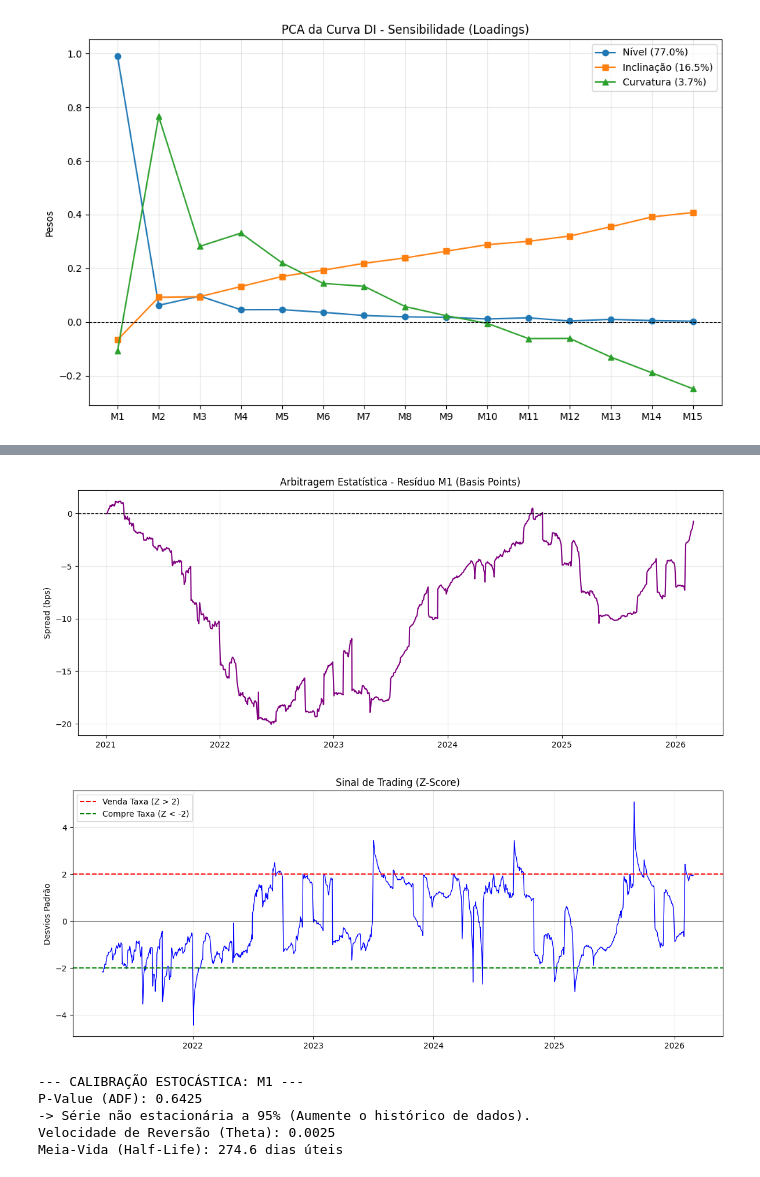
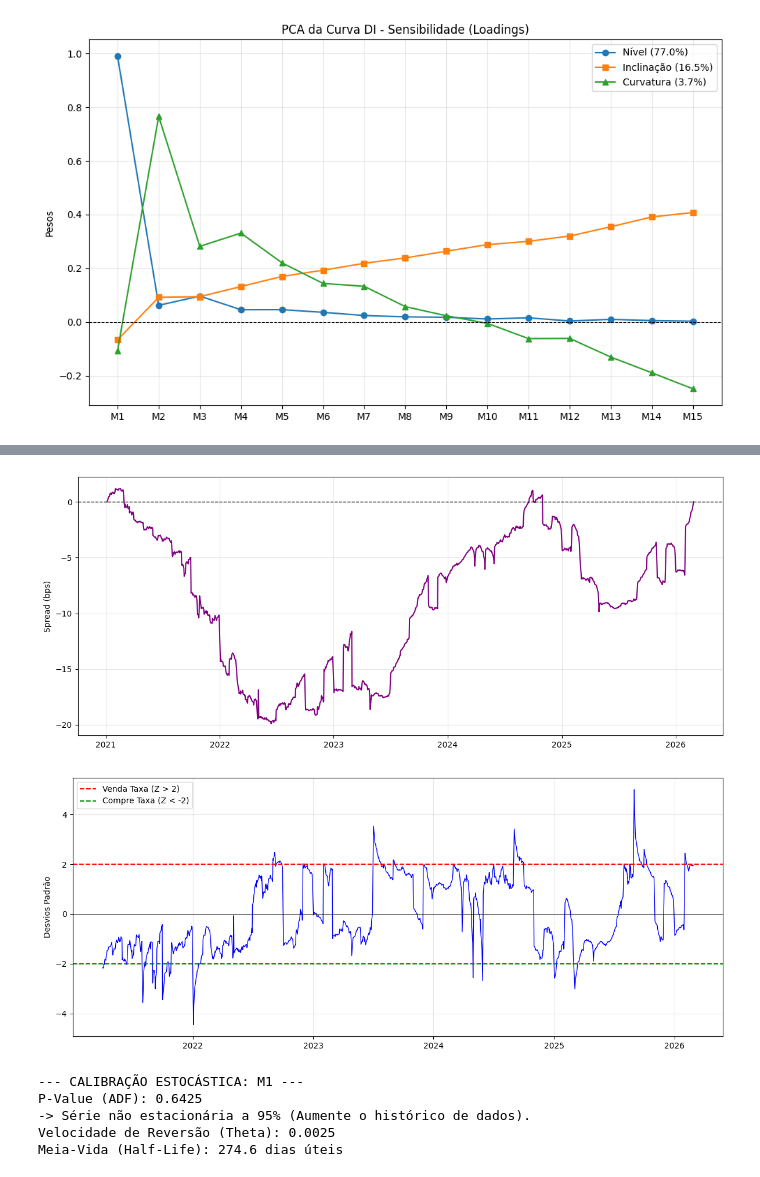
Before and after one commit to adrianfilipe/artigo_di, a Jupyter notebook: code.ipynb, the cells around one changed output, grey strips where cells are left out. Saved outputs shown, nothing was run; the diff lists cells and outputs as text; code cells hidden in the pictures.

```diff
--- a/code.ipynb
+++ b/code.ipynb
@@ -114,30 +114,30 @@ Calculando o Preço Justo e extraindo o Spread...
 plt.figure(figsize=(12, 5))
 plt.plot(spread_alvo.index, spread_alvo.values * 100, color='purple', linewidth=1.5)
 plt.axhline(0, color='black', linestyle='--', linewidth=1)
-plt.title(f'Arbitragem Estatística - Resíduo {vertice_alvo} (Basis Points)')
+#plt.title(f'Arbitragem Estatística - Resíduo {vertice_alvo} (Basis Points)')
 plt.ylabel('Spread (bps)')
 plt.grid(True, alpha=0.3)
 plt.tight_layout()
 plt.savefig('Figures/arbitragem_spread.png')
 plt.show()
 # %% [output]
-[figure, old version]
+[figure, new version]
 # %%
 
 plt.figure(figsize=(12, 5))
 plt.plot(z_score.index, z_score.values, color='blue', linewidth=1)
 plt.axhline(2, color='red', linestyle='--', label='Venda Taxa (Z > 2)')
 plt.axhline(-2, color='green', linestyle='--', label='Compre Taxa (Z < -2)')
 plt.axhline(0, color='black', linewidth=0.5)
-plt.title('Sinal de Trading (Z-Score)')
+#plt.title('Sinal de Trading (Z-Score)')
 plt.ylabel('Desvios Padrão')
 plt.legend()
 plt.grid(True, alpha=0.3)
 plt.tight_layout()
 plt.savefig('Figures/arbitragem_zscore.png')
 plt.show()
 # %% [output]
-[figure, old version]
+[figure, new version]
 # %%
 # ORNSTEIN-UHLENBECK (TEMPO DE CORREÇÃO)
 print(f"\n--- CALIBRAÇÃO ESTOCÁSTICA: {vertice_alvo} ---")
```
Also changed, not shown: parts of 3 cells of this notebook, 4 other files.
